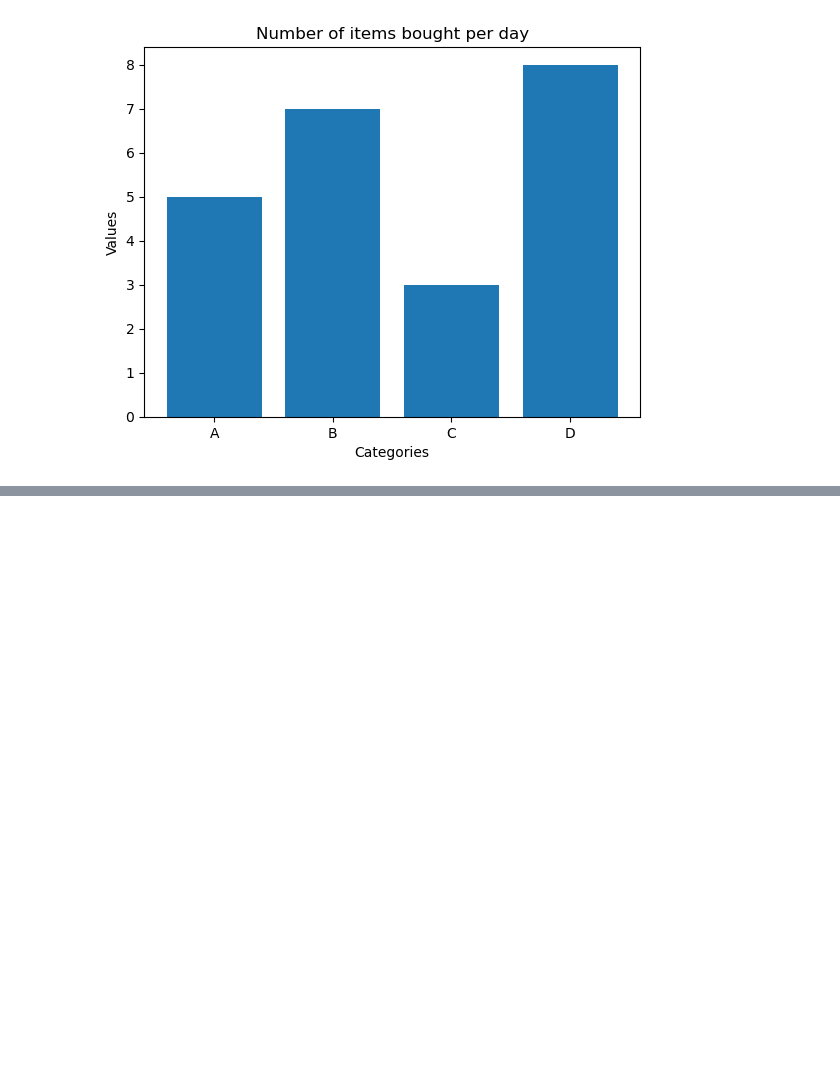
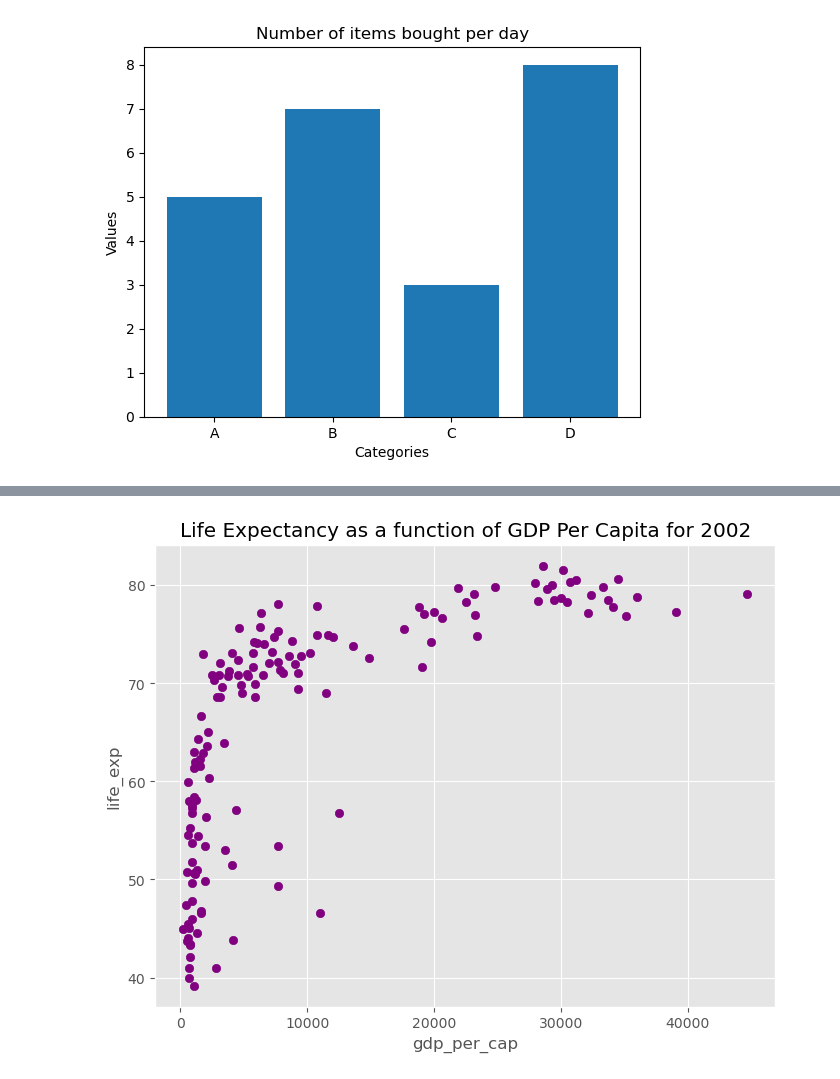
Before and after one commit to Joy-ne-r/CSAA-Python-for-Data-Science, a Jupyter notebook: notebooks/Data_visualization.ipynb, the cells around one changed output, grey strips where cells are left out. Cells and saved outputs as stored; diff of their text form; code cells hidden in the pictures; blank space fills up the shorter version.

```diff
--- a/notebooks/Data_visualization.ipynb
+++ b/notebooks/Data_visualization.ipynb
@@ -98,0 +103,4 @@ plt.show()
+# %%
+#Load the data
+gapminder_data = pd.read_csv("../data/gapminder.csv")
+gapminder_data.info()
@@ -98,0 +214,4 @@ plt.show()
+# %%
+#To get the data of a specific year
+gapminder_2002 = gapminder_data[gapminder_data ["year"]==2002]
+gapminder_2002
@@ -98,0 +256,10 @@ plt.show()
+# %%
+#Plotting a graph of gdp_per_cap vs life_exp for 2002
+fig, axes = plt.subplots(figsize=(8,6))
+plt.scatter(gapminder_2002["gdp_per_cap"],gapminder_2002["life_exp"],color="purple") #alpha=0.5
+plt.xlabel("gdp_per_cap")
+plt.ylabel("life_exp")
+plt.title("Life Expectancy as a function of GDP Per Capita for 2002")
+plt.show()
+# %% [output]
+[figure, added]
```
Also changed, not shown: parts of 30 cells of this notebook, 2 other files.
